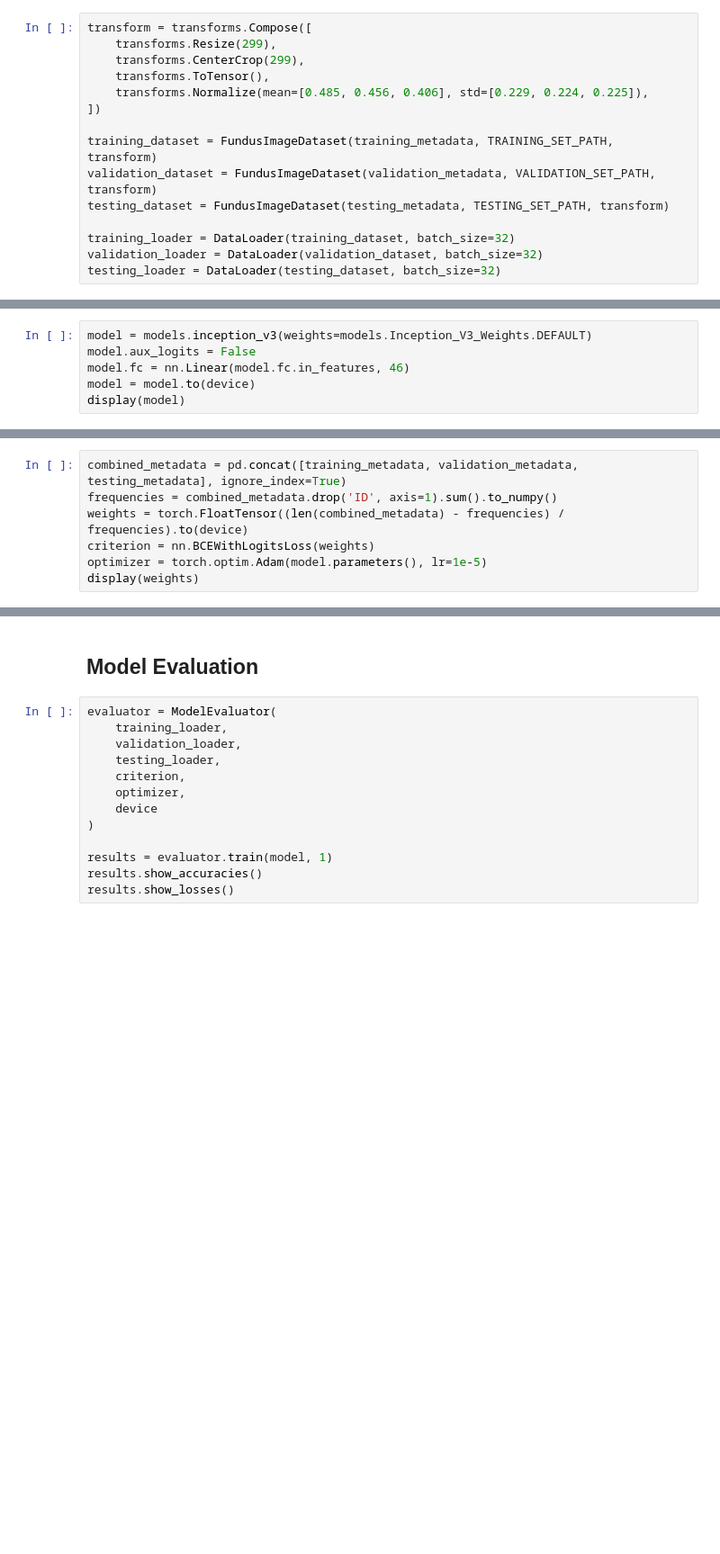
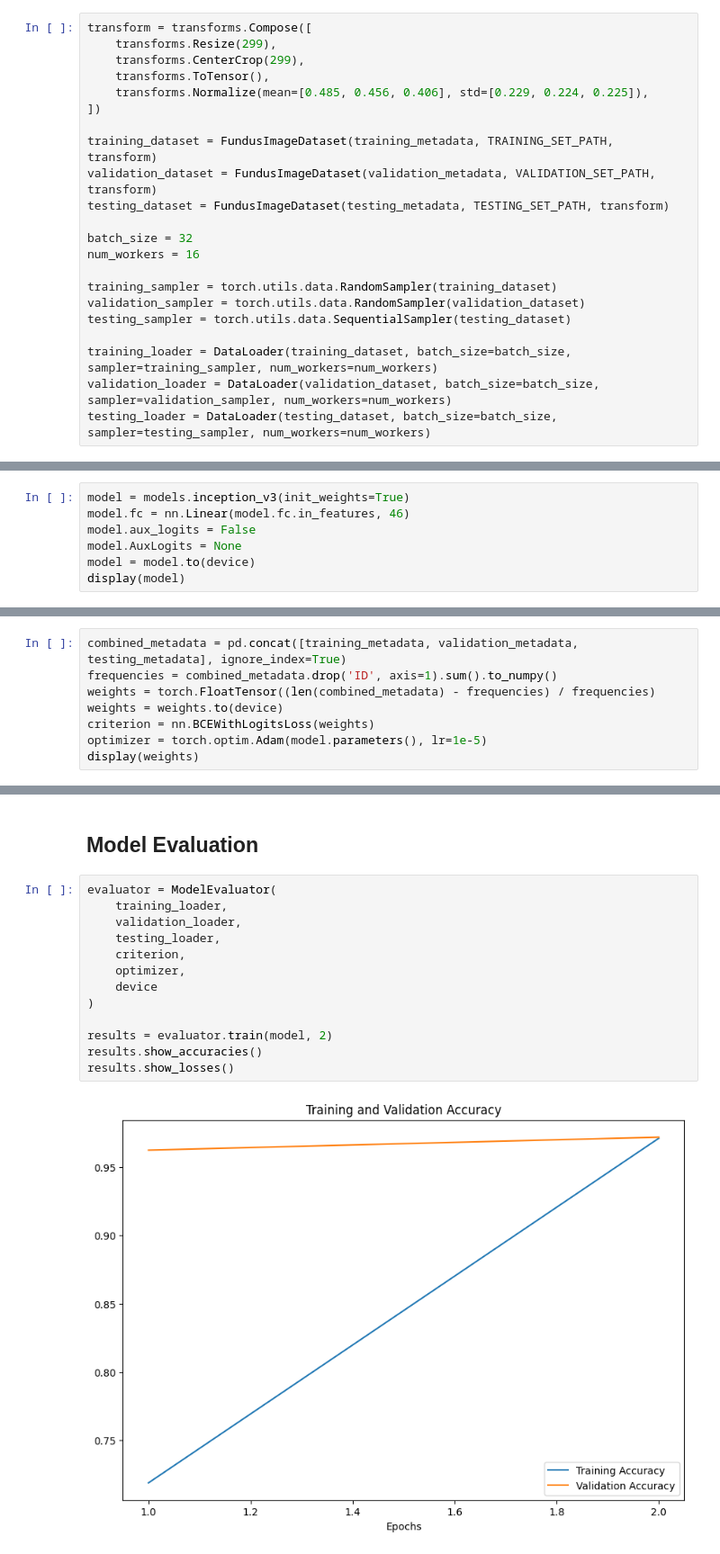
Before and after one commit to OlivesnPink/CompHealthAndMedFinal, a Jupyter notebook: InceptionExperiments.ipynb, the cells around one changed output, grey strips where cells are left out. Shown at 90% size. Cells and saved outputs as stored; diff of their text form; blank space fills up the shorter version.

```diff
--- a/InceptionExperiments.ipynb
+++ b/InceptionExperiments.ipynb
@@ -60,17 +61,25 @@ training_dataset = FundusImageDataset(training_metadata, TRAINING_SET_PATH, tran
 validation_dataset = FundusImageDataset(validation_metadata, VALIDATION_SET_PATH, transform)
 testing_dataset = FundusImageDataset(testing_metadata, TESTING_SET_PATH, transform)
 
-training_loader = DataLoader(training_dataset, batch_size=32)
-validation_loader = DataLoader(validation_dataset, batch_size=32)
-testing_loader = DataLoader(testing_dataset, batch_size=32)
+batch_size = 32
+num_workers = 16
+
+training_sampler = torch.utils.data.RandomSampler(training_dataset)
+validation_sampler = torch.utils.data.RandomSampler(validation_dataset)
+testing_sampler = torch.utils.data.SequentialSampler(testing_dataset)
+
+training_loader = DataLoader(training_dataset, batch_size=batch_size, sampler=training_sampler, num_workers=num_workers)
+validation_loader = DataLoader(validation_dataset, batch_size=batch_size, sampler=validation_sampler, num_workers=num_workers)
+testing_loader = DataLoader(testing_dataset, batch_size=batch_size, sampler=testing_sampler, num_workers=num_workers)
 # %% [markdown]
 ## Model Setup
 
 Here, we set up Inception v3 for use on our dataset.
 # %%
-model = models.inception_v3(weights=models.Inception_V3_Weights.DEFAULT)
+model = models.inception_v3(init_weights=True)
+model.fc = nn.Linear(model.fc.in_features, 46)
 model.aux_logits = False
-model.fc = nn.Linear(model.fc.in_features, 46)
+model.AuxLogits = None
 model = model.to(device)
 display(model)
 # %% [output]
@@ -96,7 +105,8 @@ Then, we set up the class weights, loss function, and optimizer.
 # %%
 combined_metadata = pd.concat([training_metadata, validation_metadata, testing_metadata], ignore_index=True)
 frequencies = combined_metadata.drop('ID', axis=1).sum().to_numpy()
-weights = torch.FloatTensor((len(combined_metadata) - frequencies) / frequencies).to(device)
+weights = torch.FloatTensor((len(combined_metadata) - frequencies) / frequencies)
+weights = weights.to(device)
 criterion = nn.BCEWithLogitsLoss(weights)
 optimizer = torch.optim.Adam(model.parameters(), lr=1e-5)
 display(weights)
@@ -114,14 +124,15 @@ tensor([   3.7833,    4.0633,   17.9349,    5.1185,   12.9130,   18.1617,
 # %%
 evaluator = ModelEvaluator(
     training_loader,
     validation_loader,
     testing_loader,
     criterion,
     optimizer,
     device
 )
 
-results = evaluator.train(model, 1)
+results = evaluator.train(model, 2)
 results.show_accuracies()
 results.show_losses()
 # %% [output]
+[figure, added]
```
Also changed, not shown: parts of 6 cells of this notebook.
